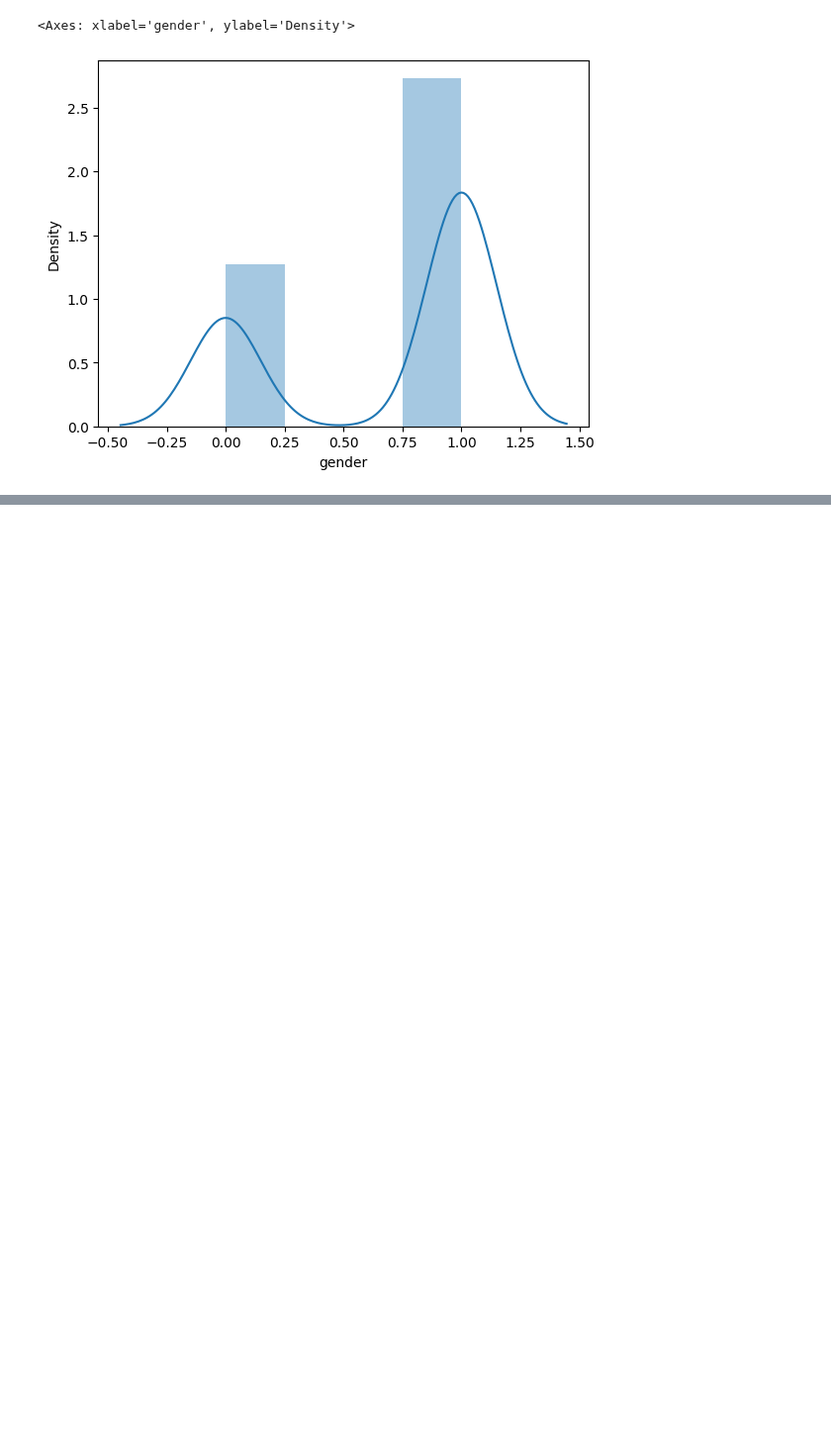
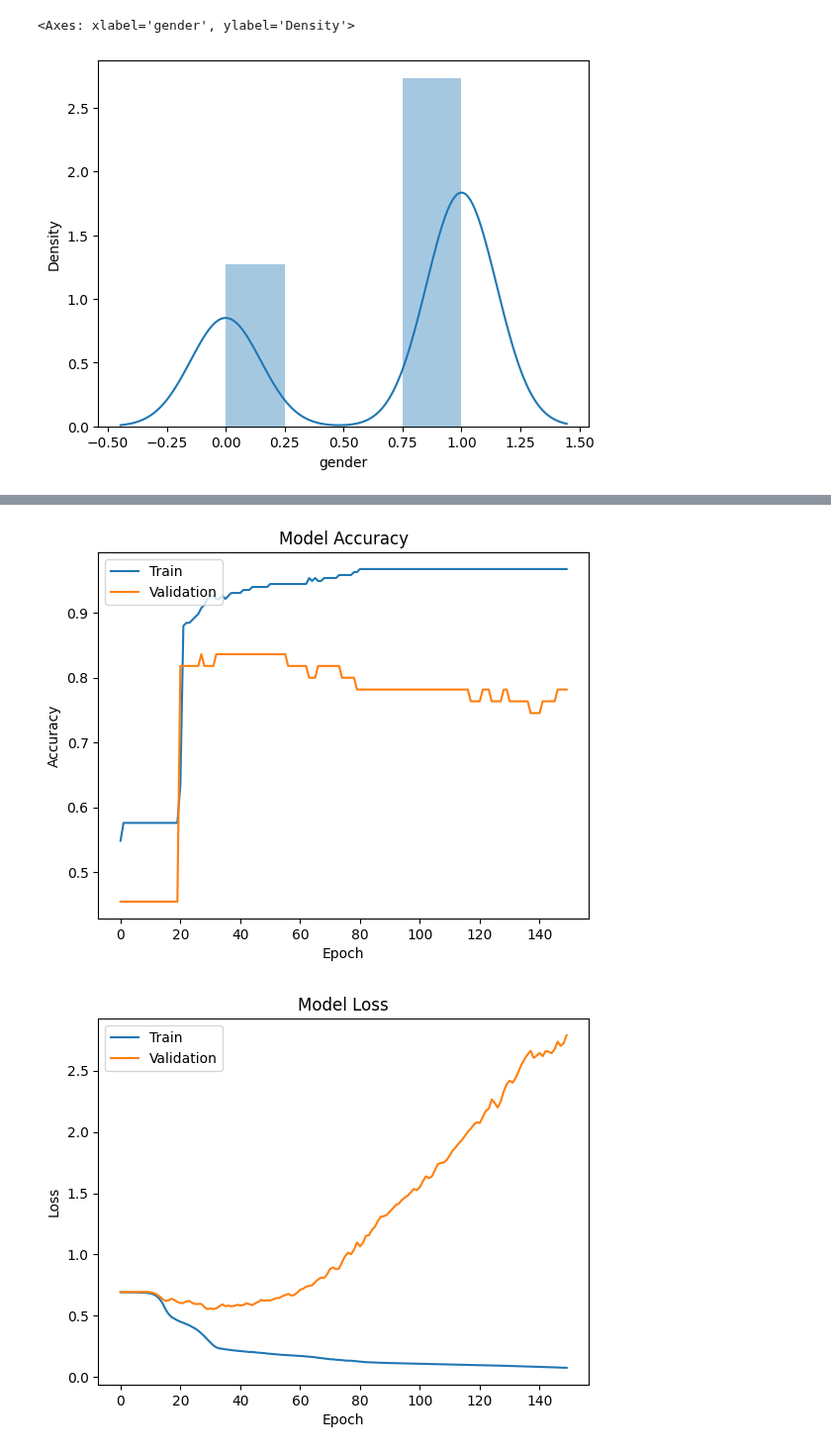
Before and after one commit to SHERIF-SAMY/SHERIF-SAMY, a Jupyter notebook: heart-disease.ipynb, the cells around one changed output, grey strips where cells are left out. Shown at 99% size. Drawn from its saved outputs; the diff is of its cells as text; code cells hidden in the pictures; blank space fills up the shorter version.

```diff
--- a/heart-disease.ipynb
+++ b/heart-disease.ipynb
@@ -279,0 +274,14 @@ https://gist.github.com/mwaskom/de44147ed2974457ad6372750bbe5751
+# %%
+# data split
+x = df.drop(columns='target')
+y = df['target']
+
+# feature scaling
+from sklearn.model_selection import train_test_split
+x_train, x_test, y_train, y_test = train_test_split(x, y, test_size = 0.1)
+
+# data scaling
+from sklearn.preprocessing import StandardScaler
+SD = StandardScaler()
+x_train = SD.fit_transform(x_train)
+x_test = SD.fit_transform(x_test)
@@ -279,0 +332,5 @@ https://gist.github.com/mwaskom/de44147ed2974457ad6372750bbe5751
+# %%
+# Compiling
+model.compile(optimizer="adam", loss='binary_crossentropy', metrics=['accuracy'])
+# %%
+history = model.fit(x_train, y_train, validation_split=0.2, batch_size=64, epochs=150)
@@ -279,0 +355,23 @@ https://gist.github.com/mwaskom/de44147ed2974457ad6372750bbe5751
+# %%
+import matplotlib.pyplot as plt
+
+# Plot training & validation accuracy values
+plt.plot(history.history['accuracy']) # Access history from the 'history' object
+plt.plot(history.history['val_accuracy'])
+plt.title('Model Accuracy')
+plt.ylabel('Accuracy')
+plt.xlabel('Epoch')
+plt.legend(['Train', 'Validation'], loc='upper left')
+plt.show()
+
+# Plot training & validation loss values
+plt.plot(history.history['loss']) # Access history from the 'history' object
+plt.plot(history.history['val_loss'])
+plt.title('Model Loss')
+plt.ylabel('Loss')
+plt.xlabel('Epoch')
+plt.legend(['Train', 'Validation'], loc='upper left')
+plt.show()
+# %% [output]
+[figure, added]
+[figure, added]
```
Also changed, not shown: parts of 11 cells of this notebook.
